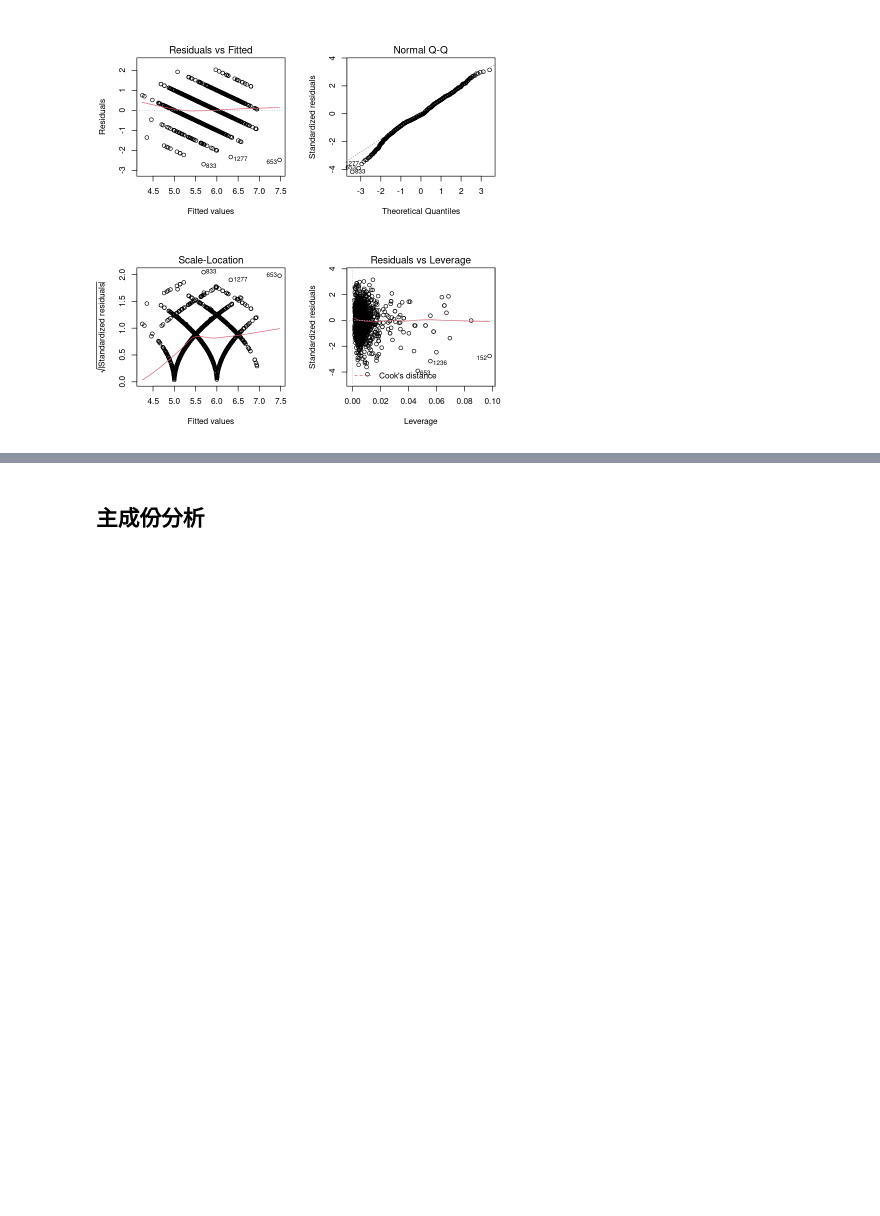
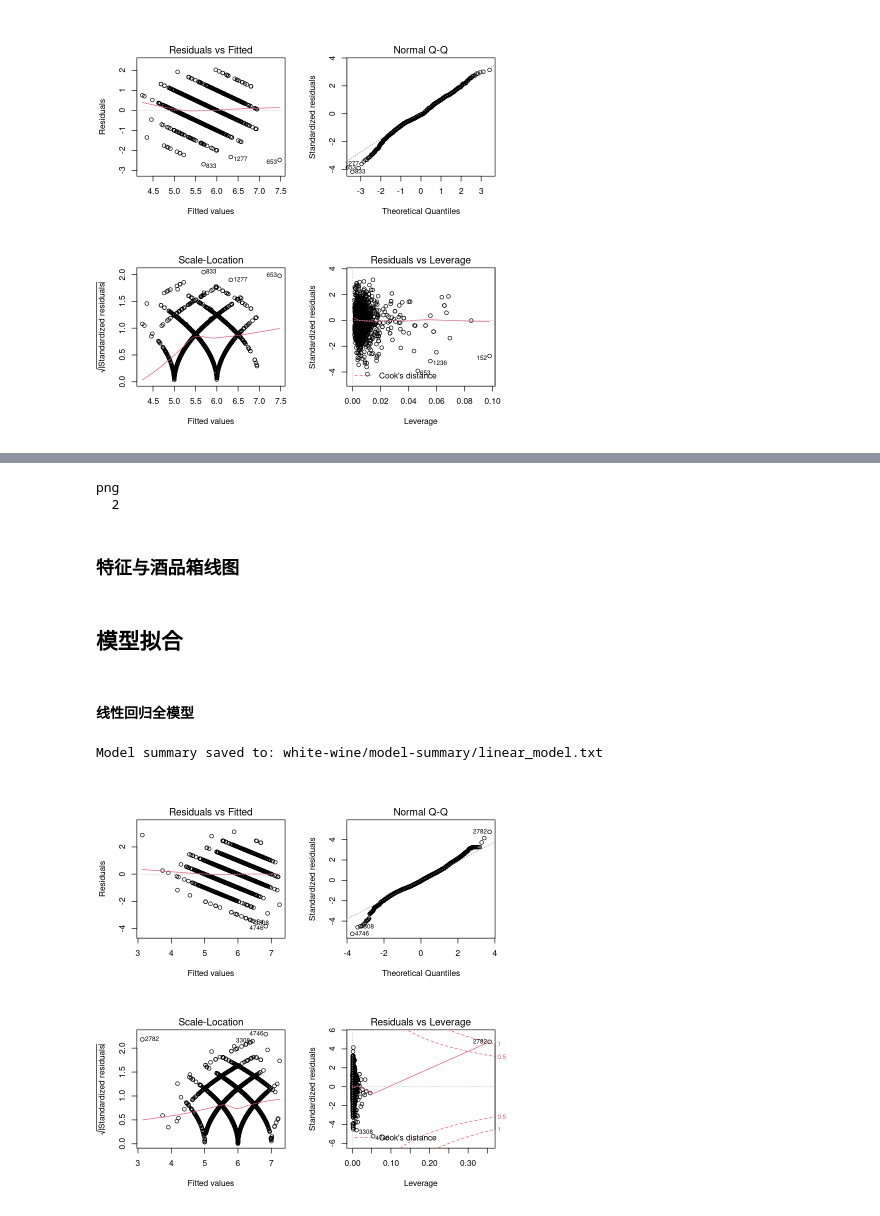
Before and after one commit to Aoblex/2023-fall-SUFE-regression-analysis-report, a Jupyter notebook: winequality-regression.ipynb, the cells around one changed output, grey strips where cells are left out. Cells and saved outputs as stored; diff of their text form; code cells hidden in the pictures; blank space fills up the shorter version.

```diff
--- a/winequality-regression.ipynb
+++ b/winequality-regression.ipynb
@@ -30,12 +32,6 @@ library(ggplot2)
 red.wine.path <- file.path(wine.dataset.folder, red.wine.filename)
 red.wine <- read.csv(red.wine.path,sep = ";")
 
-white.wine.path <- file.path(wine.dataset.path, white.wine.filename)
-white.wine <- read.csv(white.wine.path, sep = ";")
-
-cat(seperation.line)
-str(red.wine)
-cat(seperation.line)
-str(white.wine)
-cat(seperation.line)
+red.wine.summary <- summary(red.wine)
+red.wine.summary
 # %% [output]
@@ -137,0 +130,5 @@ Model summary saved to: red-wine/model-summary/linear_model.txt
+# %%
+white.wine.path <- file.path(wine.dataset.folder, white.wine.filename)
+white.wine <- read.csv(white.wine.path, sep = ";")
+
+str(white.wine)
@@ -140,2 +151,39 @@ Model summary saved to: red-wine/model-summary/linear_model.txt
+# %%
+# 获取频率直方图
+frequency_table <- table(white.wine$quality)
+white.wine.quality.frequency.figure.path <- file.path(white.wine.folder, figure.folder, "quality-frequency.png")
+
+# 保存图像
+png(filename = white.wine.quality.frequency.figure.path)
+barplot(frequency_table, main = "Frequency of Integer Values", xlab = "Integer Values", ylab = "Frequency")
+dev.off()
+# %% [output]
+png
+  2
 # %% [markdown]
-## 主成份分析
+### 特征与酒品箱线图
+# %% [markdown]
+## 模型拟合
+# %%
+save_white_wine_model_summary <- function(model, file_name) {
+  # 创建完整文件路径
+  file_path <- file.path(white.wine.folder, model.summary.folder, paste0(file_name, ".txt"))
+
+  # 将summary输出捕获到字符向量
+  summary_text <- capture.output(summary(model))
+
+  # 将summary输出写入txt文件
+  writeLines(summary_text, file_path)
+
+  cat("Model summary saved to:", file_path, "\n")
+}
+# %% [markdown]
+#### 线性回归全模型
+# %%
+linear.model <- lm(quality ~ ., data = white.wine)
+save_white_wine_model_summary(linear.model, "linear_model")
+par(mfrow = c(2, 2))
+plot(linear.model)
+# %% [output]
+Model summary saved to: white-wine/model-summary/linear_model.txt
+[figure, added]
```
Also changed, not shown: parts of 15 cells of this notebook, 7 other files.
